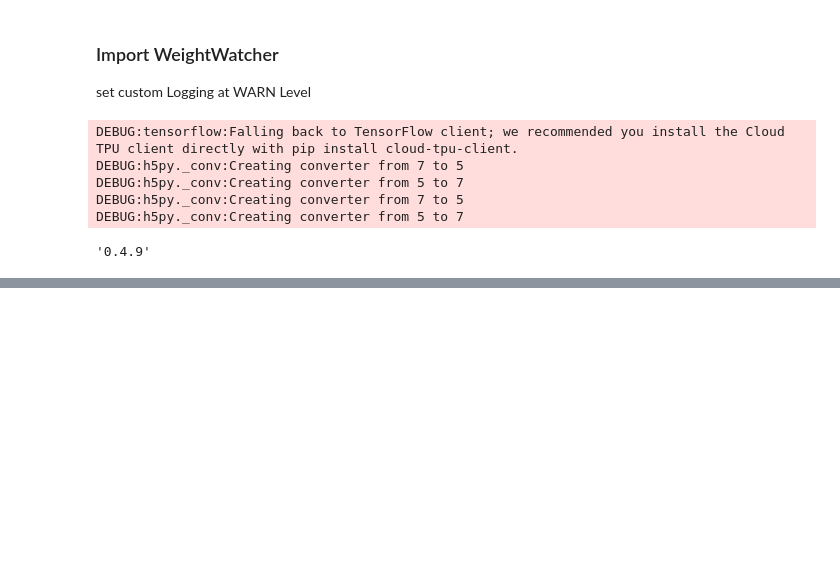
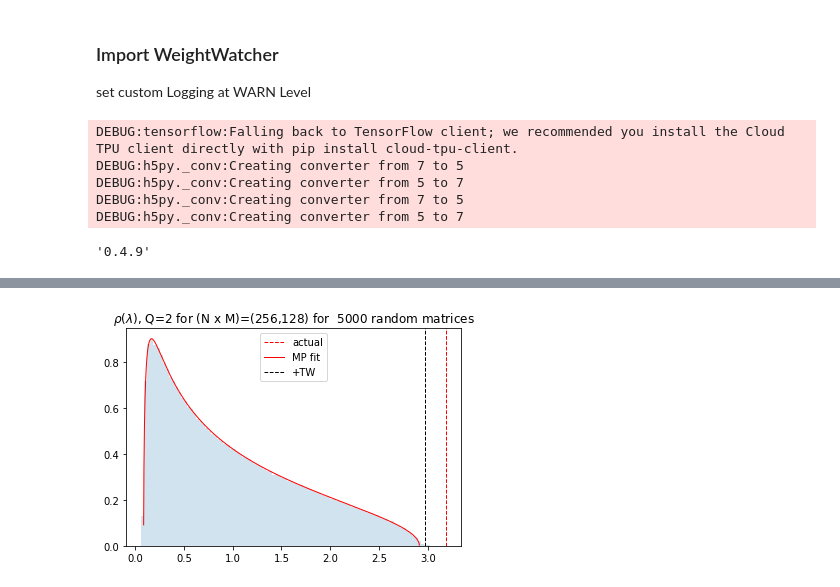
Before and after one commit to CalculatedContent/WeightWatcher, a Jupyter notebook: TestBulkEdge.ipynb, the cells around one changed output, grey strips where cells are left out. Drawn from its saved outputs; the diff is of its cells as text; code cells hidden in the pictures; blank space fills up the shorter version.

Commit message:
testing TW Bulk Edge

```diff
--- a/TestBulkEdge.ipynb
+++ b/TestBulkEdge.ipynb
@@ -96,0 +84,16 @@ plt.show()
+# %%
+plt.hist(evals, bins=100, density=True, alpha=0.2);
+plt.title(r"$\rho(\lambda)$, Q={} for (N x M)=({},{}) for  {} random matrices".format(Q, N, M, R))
+
+plt.axvline(x=np.max(evals), color='r', linewidth=1, ls='dashed', label='actual')
+plot_mp(evals, Q)
+
+bulk_max = (1.0 * (1 + 1/np.sqrt(Q)))**2
+TW = 1/np.sqrt(Q)*np.power(bulk_max, 2/3)*np.power(M, -2/3)
+Tw = np.sqrt(TW)
+plt.axvline(x=bulk_max+TW, color='black', linewidth=1, ls='dashed', label='+TW')
+
+plt.legend()
+plt.show()
+# %% [output]
+[figure, added]
```
Also changed, not shown: parts of 3 cells of this notebook.
